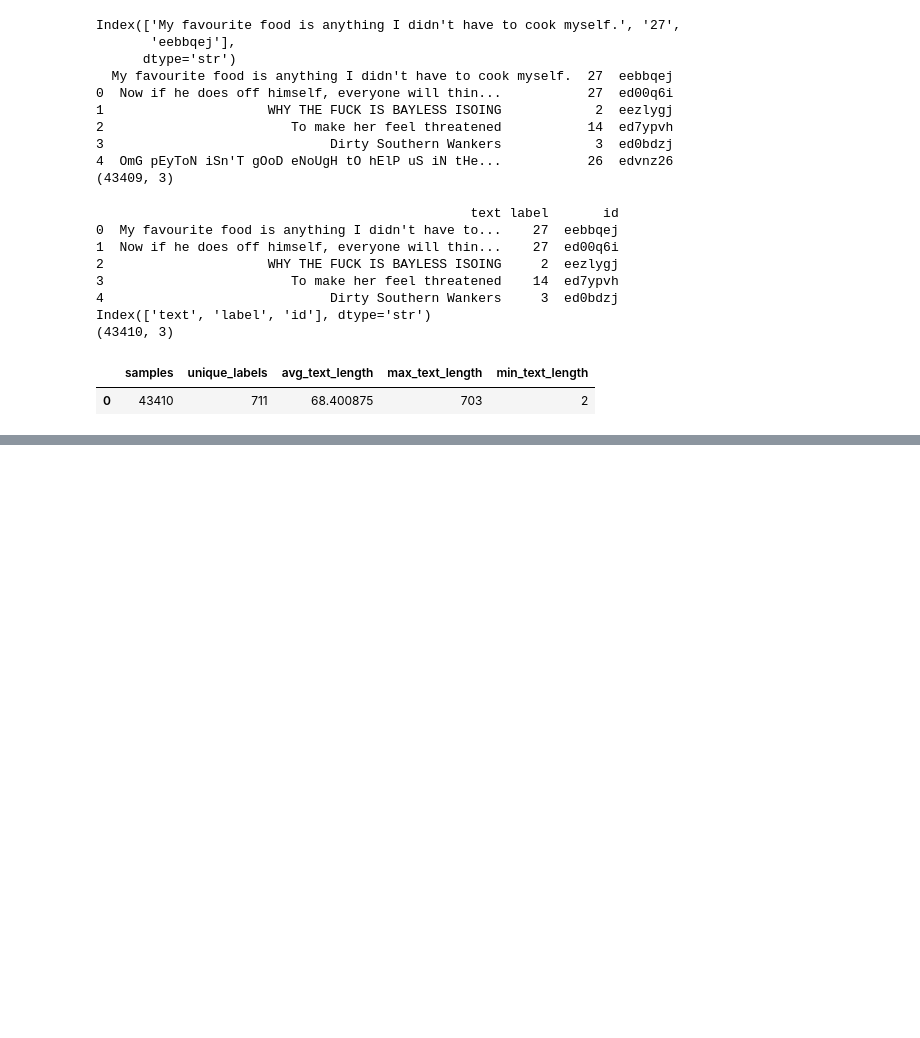
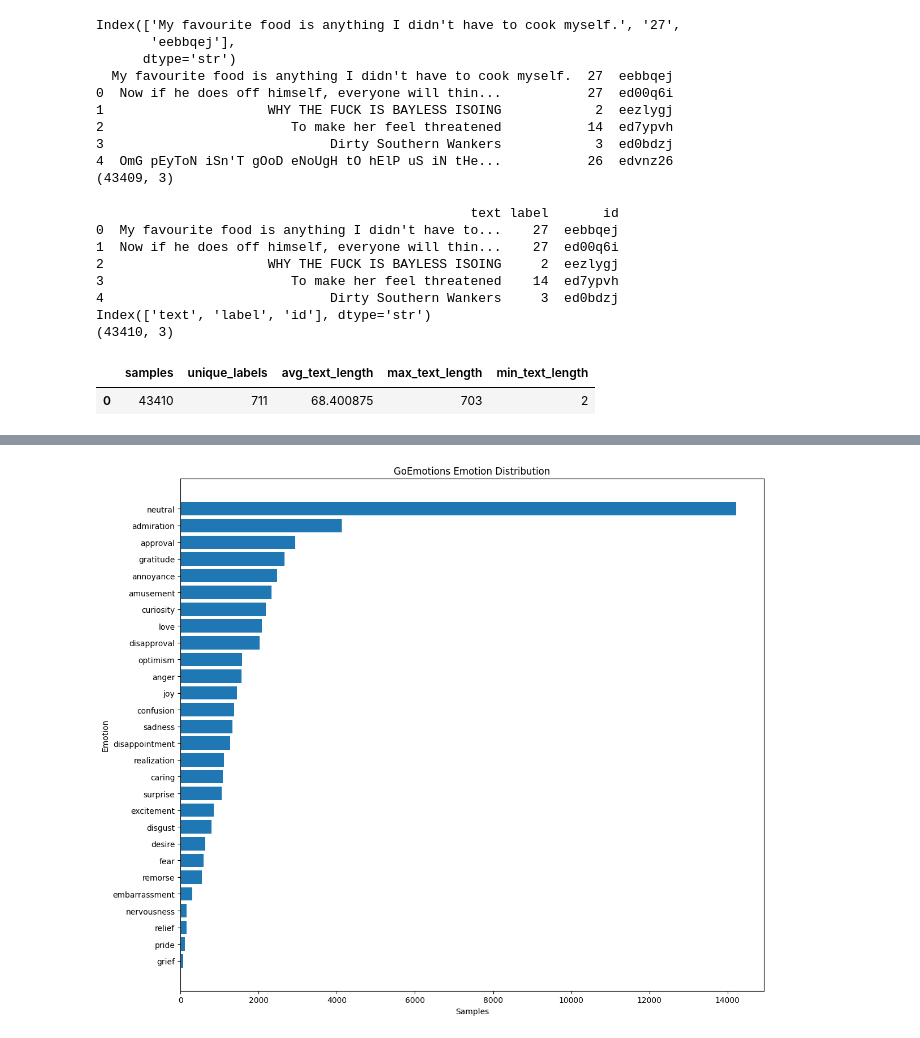
Before and after one commit to raesha-dev/Milo, a Jupyter notebook: research_nlp_xai/notebooks/01_data_exploration.ipynb, the cells around one changed output, grey strips where cells are left out. Saved outputs shown, nothing was run; the diff lists cells and outputs as text; code cells hidden in the pictures; blank space fills up the shorter version.

```diff
--- a/research_nlp_xai/notebooks/01_data_exploration.ipynb
+++ b/research_nlp_xai/notebooks/01_data_exploration.ipynb
@@ -123,0 +277,32 @@ pd.DataFrame([stats]).to_csv(
+# %%
+import matplotlib.pyplot as plt
+
+label_counts = (
+    label_counts
+    .sort_values("count", ascending=True)
+)
+
+plt.figure(figsize=(12,10))
+
+plt.barh(
+    label_counts["emotion"],
+    label_counts["count"]
+)
+
+plt.title(
+    "GoEmotions Emotion Distribution"
+)
+
+plt.xlabel("Samples")
+plt.ylabel("Emotion")
+
+plt.tight_layout()
+
+plt.savefig(
+    "../figures/goemotions_distribution.png",
+    dpi=300
+)
+
+plt.show()
+# %% [output]
+[figure, added]
```
Also changed, not shown: parts of 7 cells of this notebook, 2 other files.
